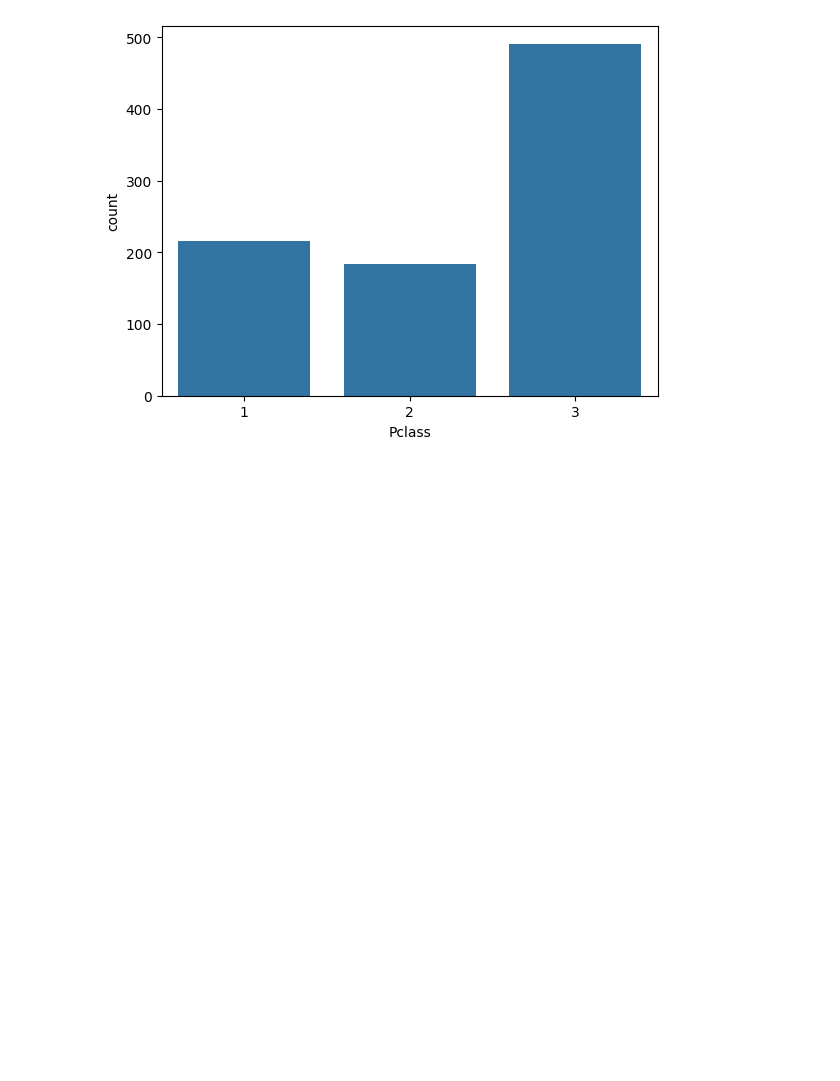
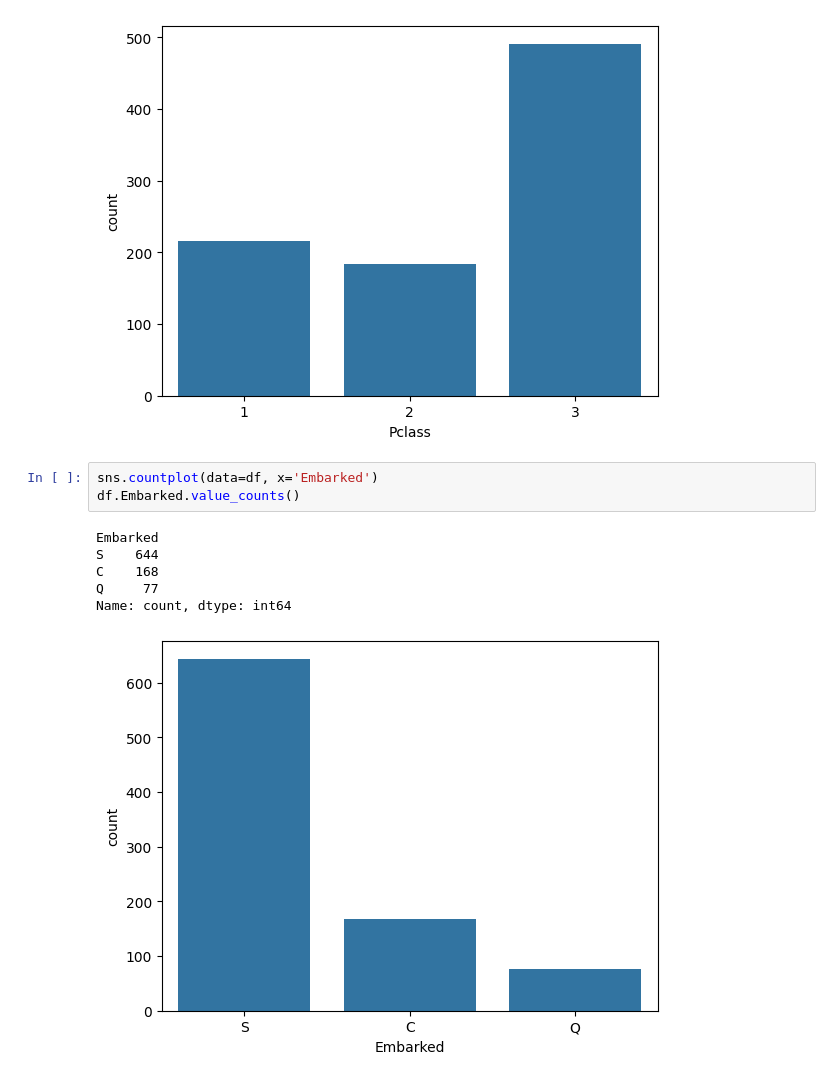
Before and after one commit to Khusheyy/MACHINE-LEARNING, a Jupyter notebook: lectures/univariate_analysis.ipynb, the cells around one changed output. Saved outputs shown, nothing was run; the diff lists cells and outputs as text; blank space fills up the shorter version.

```diff
--- a/lectures/univariate_analysis.ipynb
+++ b/lectures/univariate_analysis.ipynb
@@ -70,3 +72,13 @@ Pclass
 2    184
 Name: count, dtype: int64
 [figure]
+# %%
+sns.countplot(data=df, x='Embarked')
+df.Embarked.value_counts()
+# %% [output]
+Embarked
+S    644
+C    168
+Q     77
+Name: count, dtype: int64
+[figure, added]
```
Also changed, not shown: parts of 11 cells of this notebook.
